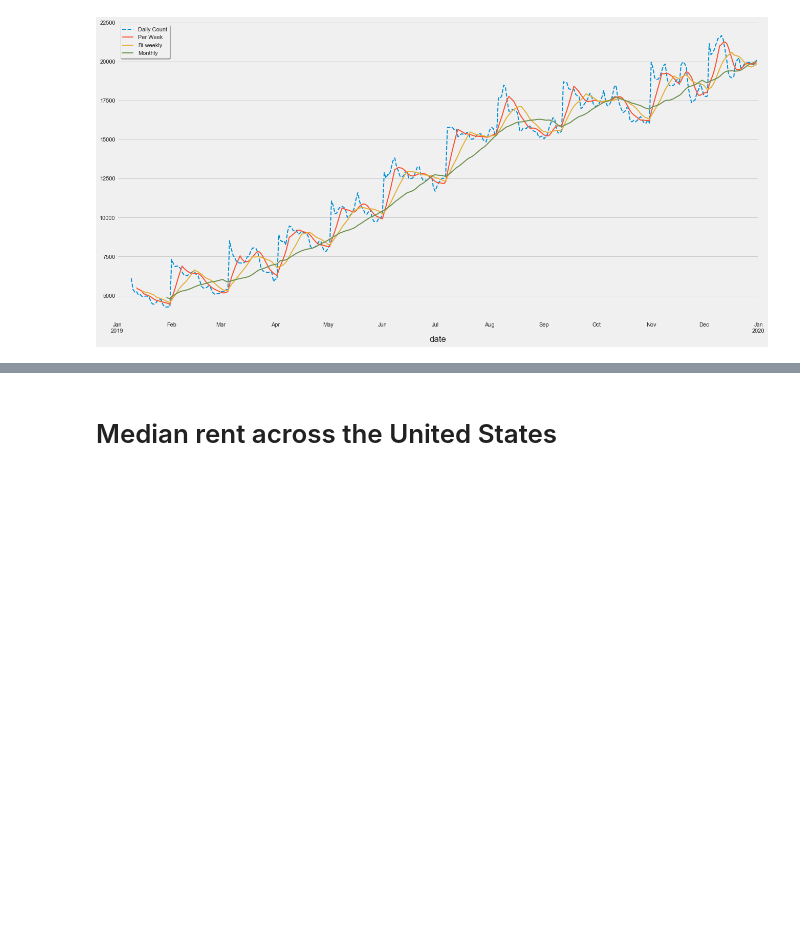
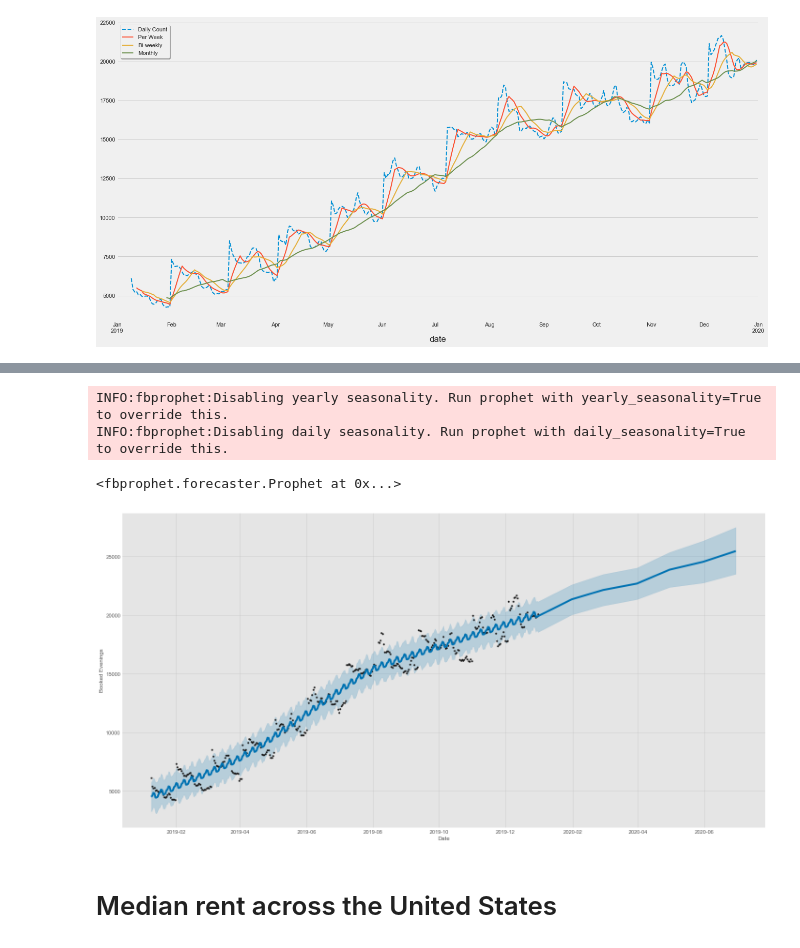
Before and after one commit to KishenSharma6/Airbnb-Analysis, a Jupyter notebook: Project Codes/05. Modeling/2020_0214_Calendar_TimeSeries.ipynb, the cells around one changed output, grey strips where cells are left out. Drawn from its saved outputs; the diff is of its cells as text; code cells hidden in the pictures; blank space fills up the shorter version.

Commit message:
Prophet model completed ; git push

```diff
--- a/Project Codes/05. Modeling/2020_0214_Calendar_TimeSeries.ipynb
+++ b/Project Codes/05. Modeling/2020_0214_Calendar_TimeSeries.ipynb
@@ -144,0 +149,4 @@ ax.grid(False, axis = 'x')
+# %%
+#Rest index and rename cols for prophet model
+prophet = booked_nights.reset_index()
+prophet.rename(columns = {'date': 'ds', 'available':'y'}, inplace = True)
@@ -145,3 +167,25 @@ ax.grid(False, axis = 'x')
+# %%
+#Init prophet and fit to data
+model = fbprophet.Prophet(changepoint_prior_scale=.05)
+
+model.fit(prophet)
+# %% [output]
+INFO:fbprophet:Disabling yearly seasonality. Run prophet with yearly_seasonality=True to override this.
+INFO:fbprophet:Disabling daily seasonality. Run prophet with daily_seasonality=True to override this.
+<fbprophet.forecaster.Prophet at 0x...>
+# %%
+#Make forecast df for Q1 in 2020
+future = model.make_future_dataframe(periods=6, freq='M')
+
+#Make predictions
+forecast = model.predict(future)
+# %%
+#Set plot
+fig, ax = plt.subplots(figsize=(20,10))
+
+model.plot(forecast, xlabel='Date', ylabel='Booked Evenings', ax=ax);
+# %% [output]
+[figure, added]
 # %% [markdown]
 # Median rent across the United States
 # %%
```
Also changed, not shown: parts of 4 cells of this notebook.
